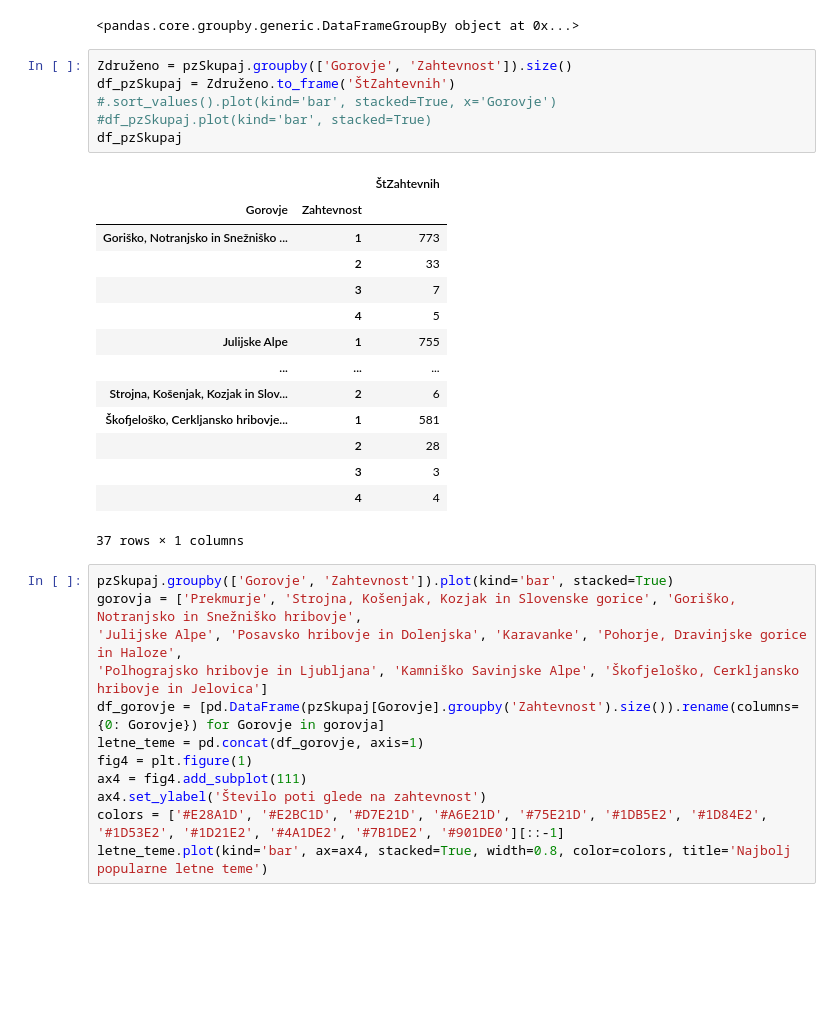
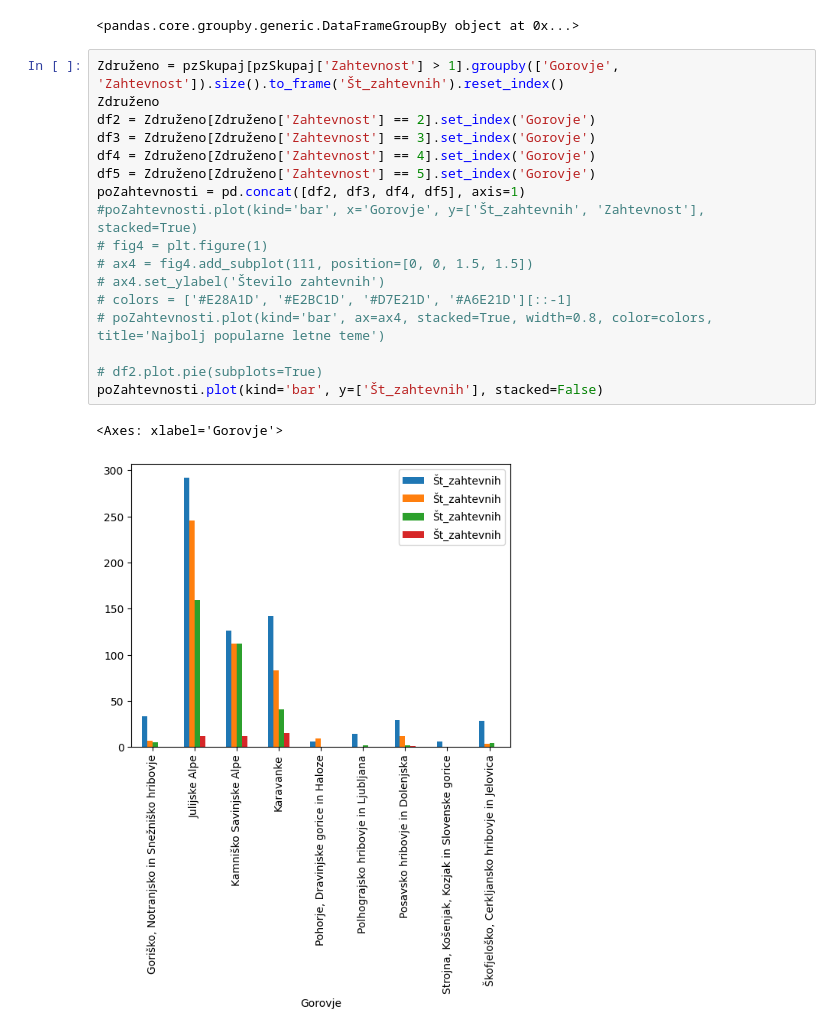
Before and after one commit to AndrazKukovicic/Hribi_projektna_naloga, a Jupyter notebook: Analiza_podatkov.ipynb, the cells around one changed output. Saved outputs shown, nothing was run; the diff lists cells and outputs as text; blank space fills up the shorter version.

```diff
--- a/Analiza_podatkov.ipynb
+++ b/Analiza_podatkov.ipynb
@@ -198,36 +198,23 @@ gorovja = ['Prekmurje', 'Strojna, Košenjak, Kozjak in Slovenske gorice', 'Gori
 'Polhograjsko hribovje in Ljubljana', 'Kamniško Savinjske Alpe', 'Škofjeloško, Cerkljansko hribovje in Jelovica']
 # %% [output]
 <pandas.core.groupby.generic.DataFrameGroupBy object at 0x...>
-# %%
-Združeno = pzSkupaj.groupby(['Gorovje', 'Zahtevnost']).size()
-df_pzSkupaj = Združeno.to_frame('ŠtZahtevnih')
-#.sort_values().plot(kind='bar', stacked=True, x='Gorovje')
-#df_pzSkupaj.plot(kind='bar', stacked=True)
-df_pzSkupaj
-# %% [output]
-|  |  | ŠtZahtevnih |
-| Gorovje | Zahtevnost |  |
-| Goriško, Notranjsko in Snežniško ... | 1 | 773 |
-|  | 2 | 33 |
-|  | 3 | 7 |
-|  | 4 | 5 |
-| Julijske Alpe | 1 | 755 |
-| ... | ... | ... |
-| Strojna, Košenjak, Kozjak in Slov... | 2 | 6 |
-| Škofjeloško, Cerkljansko hribovje... | 1 | 581 |
-|  | 2 | 28 |
-|  | 3 | 3 |
-|  | 4 | 4 |
-37 rows × 1 columns
-# %%
-pzSkupaj.groupby(['Gorovje', 'Zahtevnost']).plot(kind='bar', stacked=True)
-gorovja = ['Prekmurje', 'Strojna, Košenjak, Kozjak in Slovenske gorice', 'Goriško, Notranjsko in Snežniško hribovje',
-'Julijske Alpe', 'Posavsko hribovje in Dolenjska', 'Karavanke', 'Pohorje, Dravinjske gorice in Haloze',
-'Polhograjsko hribovje in Ljubljana', 'Kamniško Savinjske Alpe', 'Škofjeloško, Cerkljansko hribovje in Jelovica']
-df_gorovje = [pd.DataFrame(pzSkupaj[Gorovje].groupby('Zahtevnost').size()).rename(columns={0: Gorovje}) for Gorovje in gorovja]
-letne_teme = pd.concat(df_gorovje, axis=1)
-fig4 = plt.figure(1)
-ax4 = fig4.add_subplot(111)
-ax4.set_ylabel('Število poti glede na zahtevnost')
-colors = ['#E28A1D', '#E2BC1D', '#D7E21D', '#A6E21D', '#75E21D', '#1DB5E2', '#1D84E2', '#1D53E2', '#1D21E2', '#4A1DE2', '#7B1DE2', '#901DE0'][::-1]
-letne_teme.plot(kind='bar', ax=ax4, stacked=True, width=0.8, color=colors, title='Najbolj popularne letne teme')
+# %%
+Združeno = pzSkupaj[pzSkupaj['Zahtevnost'] > 1].groupby(['Gorovje', 'Zahtevnost']).size().to_frame('Št_zahtevnih').reset_index()
+Združeno
+df2 = Združeno[Združeno['Zahtevnost'] == 2].set_index('Gorovje')
+df3 = Združeno[Združeno['Zahtevnost'] == 3].set_index('Gorovje')
+df4 = Združeno[Združeno['Zahtevnost'] == 4].set_index('Gorovje')
+df5 = Združeno[Združeno['Zahtevnost'] == 5].set_index('Gorovje')
+poZahtevnosti = pd.concat([df2, df3, df4, df5], axis=1)
+#poZahtevnosti.plot(kind='bar', x='Gorovje', y=['Št_zahtevnih', 'Zahtevnost'], stacked=True)
+# fig4 = plt.figure(1)
+# ax4 = fig4.add_subplot(111, position=[0, 0, 1.5, 1.5])
+# ax4.set_ylabel('Število zahtevnih')
+# colors = ['#E28A1D', '#E2BC1D', '#D7E21D', '#A6E21D'][::-1]
+# poZahtevnosti.plot(kind='bar', ax=ax4, stacked=True, width=0.8, color=colors, title='Najbolj popularne letne teme')
+
+# df2.plot.pie(subplots=True)
+poZahtevnosti.plot(kind='bar', y=['Št_zahtevnih'], stacked=False)
+# %% [output]
+<Axes: xlabel='Gorovje'>
+[figure, added]
```
